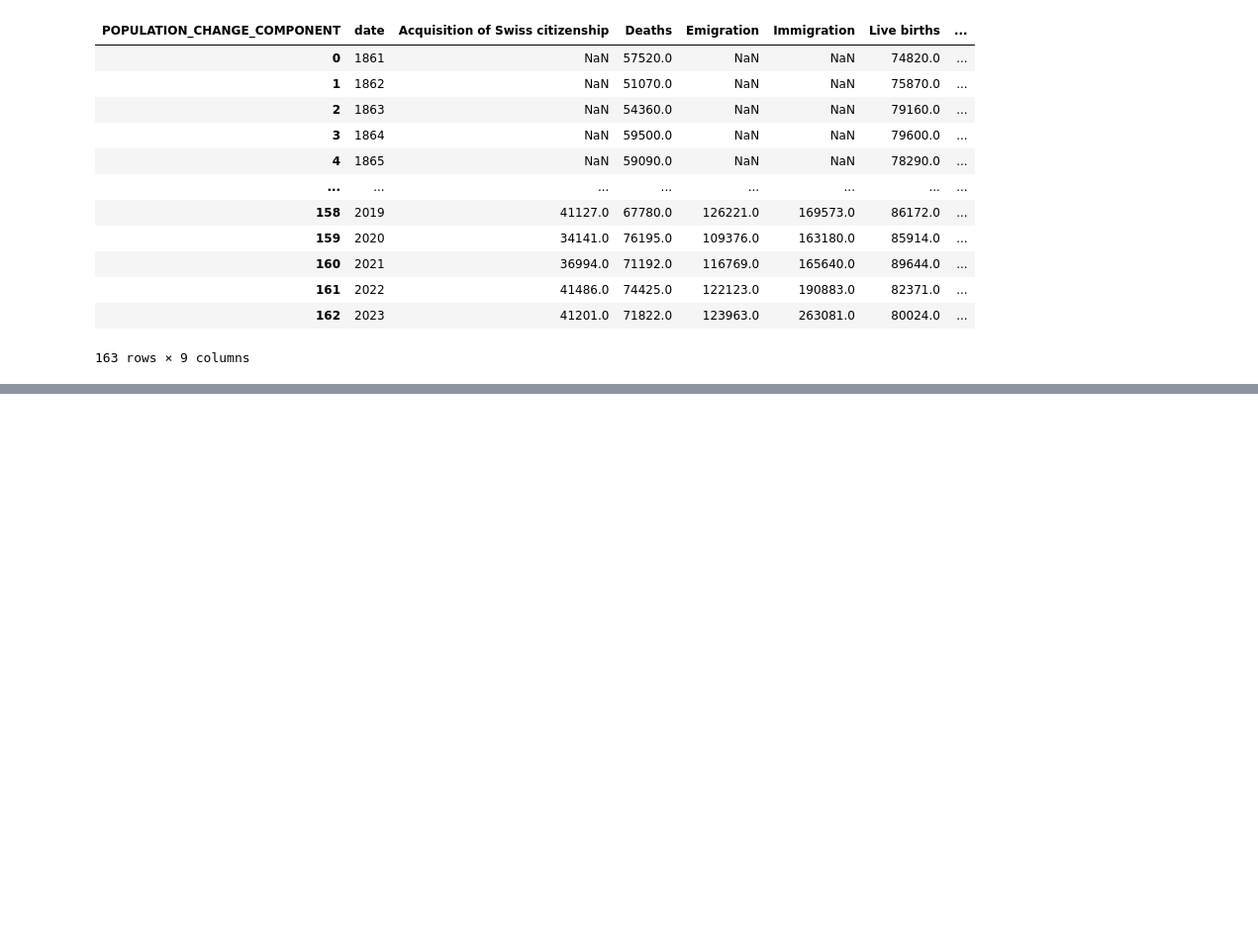
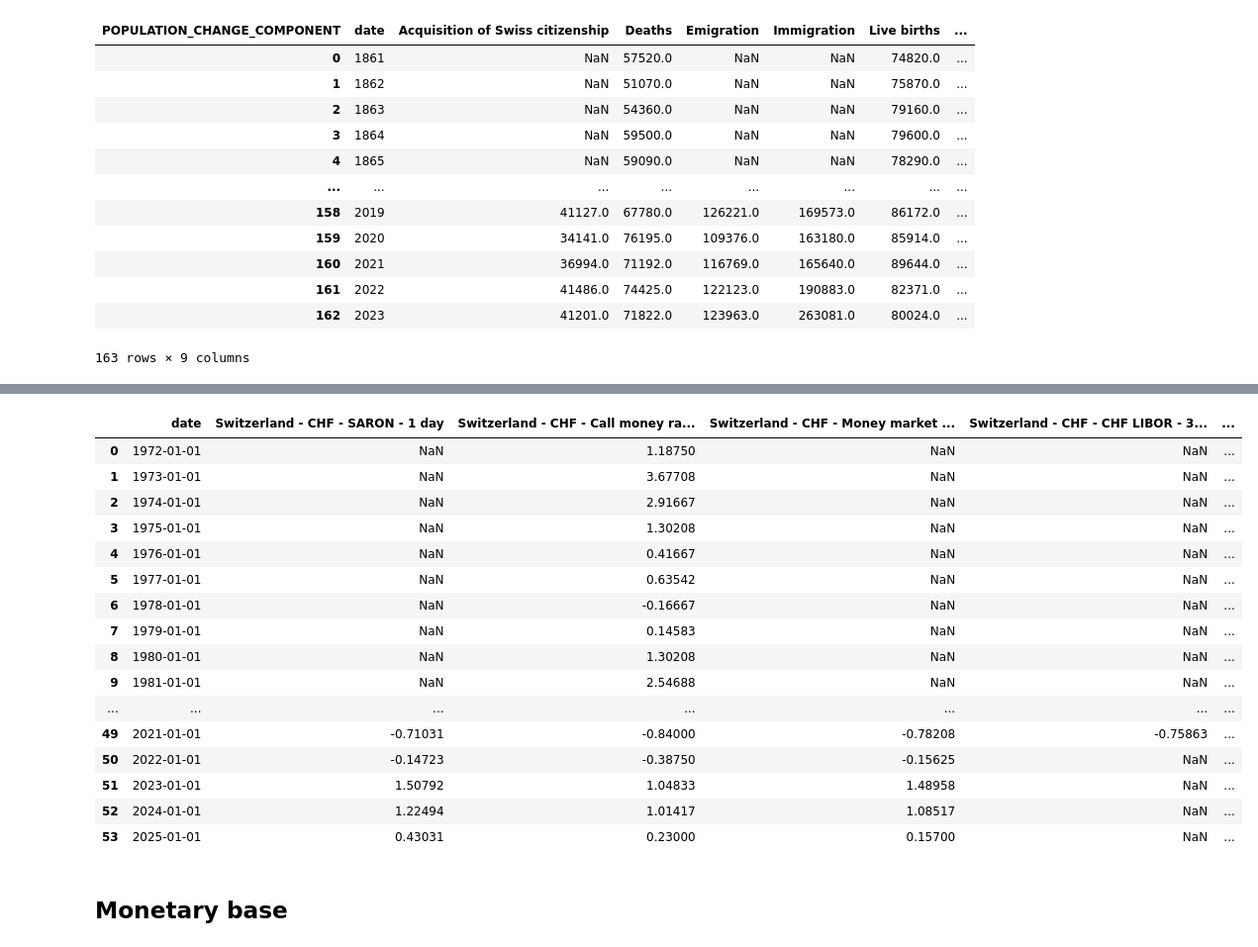
Before and after one commit to TylerKleinbauer/Personal-Projects, a Jupyter notebook: predicting_housing_market_prices/housing_market_analysis.ipynb, the cells around one changed output, grey strips where cells are left out. Shown at 99% size. Drawn from its saved outputs; the diff is of its cells as text; code cells hidden in the pictures; blank space fills up the shorter version.

Commit message:
Continued added data sources for the ML Project

```diff
--- a/predicting_housing_market_prices/housing_market_analysis.ipynb
+++ b/predicting_housing_market_prices/housing_market_analysis.ipynb
@@ -688,0 +697,5 @@ demographics_df
+# %%
+from snb_data_processing import get_and_process_snb_data
+
+interest_rates_df = get_and_process_snb_data(url="https://data.snb.ch/api/cube/zimoma/data/json/en")
+interest_rates_df
@@ -688,0 +728,25 @@ demographics_df
+# %%
+from snb_data_processing import group_data_by_year
+
+yearly_interest_rates_df=group_data_by_year(interest_rates_df)
+yearly_interest_rates_df
+# %% [output]
+|  | date | Switzerland - CHF - SARON - 1 day | Switzerland - CHF - Call money ra... | Switzerland - CHF - Money market ... | Switzerland - CHF - CHF LIBOR - 3... | ... |
+| 0 | 1972-01-01 | NaN | 1.18750 | NaN | NaN | ... |
+| 1 | 1973-01-01 | NaN | 3.67708 | NaN | NaN | ... |
+| 2 | 1974-01-01 | NaN | 2.91667 | NaN | NaN | ... |
+| 3 | 1975-01-01 | NaN | 1.30208 | NaN | NaN | ... |
+| 4 | 1976-01-01 | NaN | 0.41667 | NaN | NaN | ... |
+| 5 | 1977-01-01 | NaN | 0.63542 | NaN | NaN | ... |
+| 6 | 1978-01-01 | NaN | -0.16667 | NaN | NaN | ... |
+| 7 | 1979-01-01 | NaN | 0.14583 | NaN | NaN | ... |
+| 8 | 1980-01-01 | NaN | 1.30208 | NaN | NaN | ... |
+| 9 | 1981-01-01 | NaN | 2.54688 | NaN | NaN | ... |
+| ... | ... | ... | ... | ... | ... | ... |
+| 49 | 2021-01-01 | -0.71031 | -0.84000 | -0.78208 | -0.75863 | ... |
+| 50 | 2022-01-01 | -0.14723 | -0.38750 | -0.15625 | NaN | ... |
+| 51 | 2023-01-01 | 1.50792 | 1.04833 | 1.48958 | NaN | ... |
+| 52 | 2024-01-01 | 1.22494 | 1.01417 | 1.08517 | NaN | ... |
+| 53 | 2025-01-01 | 0.43031 | 0.23000 | 0.15700 | NaN | ... |
+# %% [markdown]
+## Monetary base
```
Also changed, not shown: parts of 17 cells of this notebook, 3 other files.
